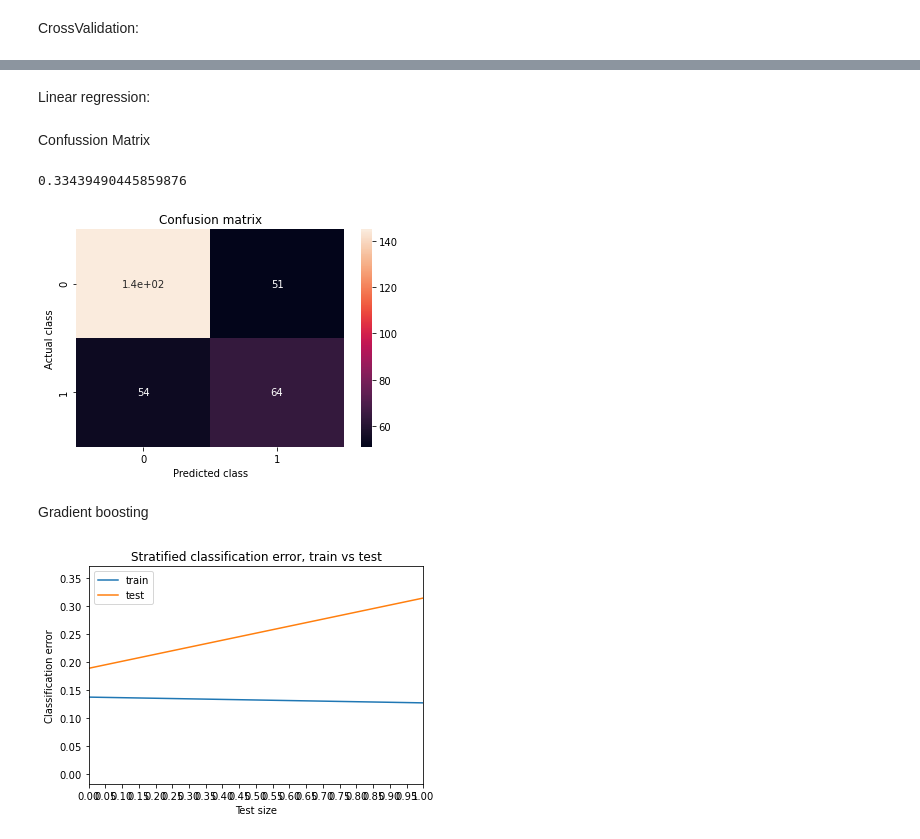
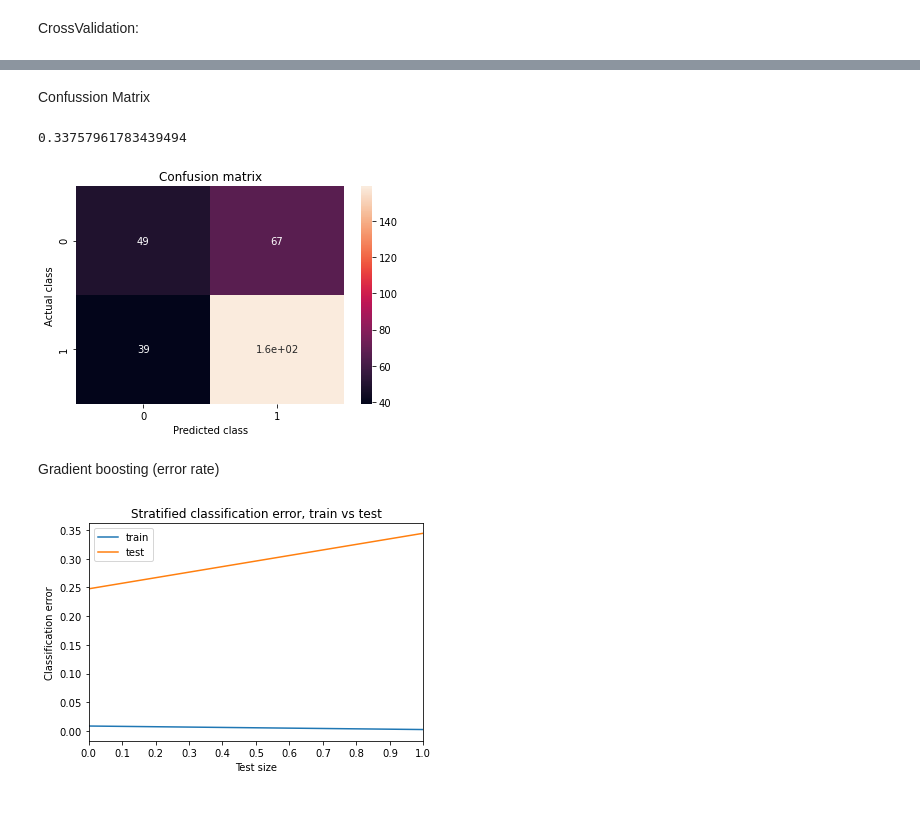
Before and after one commit to Maikel-J/Data-mining-project, a Jupyter notebook: Project.ipynb, the cells around one changed output, grey strips where cells are left out. Cells and saved outputs as stored; diff of their text form; code cells hidden in the pictures; blank space fills up the shorter version.

```diff
--- a/Project.ipynb
+++ b/Project.ipynb
@@ -23,5 +21,5 @@ mat.columns = ['school','sex','age','address','familySize','parentsStatus','moth
         'familySupport','paidClasses','activities','nursery','desireHigherEdu','internet','romantic','familyQuality',
         'freeTime','goOutFriends','workdayAlc','weekendAlc','health','absences','1stPeriod','2ndPeriod','final']
 
-for i in mat.columns:
-    print(mat[i].value_counts())
+# for i in mat.columns:
+#     print(mat[i].value_counts())
@@ -69,8 +27,8 @@ Name: final, dtype: float64
 Preparing data
 # %%
 mat['finalGrade'] = 'None'
-mat.loc[(mat.final >= 13) & (mat.final <= 20), 'finalGrade'] = 1
-mat.loc[(mat.final >= 0) & (mat.final <= 12), 'finalGrade'] = 0
+mat.loc[(mat.final >= 11) & (mat.final <= 20), 'finalGrade'] = 1
+mat.loc[(mat.final >= 0) & (mat.final <= 10), 'finalGrade'] = 0
 
 X = mat.copy(deep=True) # copying mat without changing the original when X is changed
 
@@ -92,6 +50,7 @@ X['internet'] = [0 if i == 'no' else 1 for i in X['internet']] # no = 0, yes = 1
 X['romantic'] = [0 if i == 'no' else 1 for i in X['romantic']] # no = 0, yes = 1
 
 X = pd.get_dummies(X,columns=['motherJob','fatherJob','reason','guardian'])
+
 X_proc = X.copy(deep=True)
 X_proc.drop(['1stPeriod','2ndPeriod','final','finalGrade'], axis=1, inplace=True)
 y_proc = np.asarray(y)
@@ -165,2 +162,0 @@ plt.savefig("decisiontreeNew.pdf")
-# %% [markdown]
-Linear regression:
@@ -192,45 +184,42 @@ plt.xlabel('Predicted class')
 plt.ylabel('Actual class')
 plt.show()
 # %% [output]
-0.33439490445859876
+0.33757961783439494
-[figure, old version]
+[figure, new version]
 # %% [markdown]
-Gradient boosting
+Gradient boosting (error rate)
 # %%
-nr_of_increments = 20
+from sklearn.ensemble import GradientBoostingClassifier
+nr_of_increments = 10
 train_error_list_stratified = np.zeros(nr_of_increments)
 test_error_list_stratified = np.zeros(nr_of_increments)
 
-j = 0.05
+j = 0.1
 index_increments = 0
-while j < 0.95:
+clf = GradientBoostingClassifier(max_depth=7, max_features=1.0, min_samples_leaf=3, n_estimators=500)
+while j <= 0.9:
     X_train, X_test, y_train, y_test = train_test_split(X_proc, y_proc, test_size=j)
-    train = []
-    test = []
-    clf = GradientBoostingClassifier()
-    for k in range(10):
-        clf.fit(X_train, y_train)
-        y_train_pred = clf.predict(X_train)
-        y_test_pred = clf.predict(X_test)
-        train_error = 1 - accuracy_score(y_train, y_train_pred)
-        test_error = 1 - accuracy_score(y_test, y_test_pred)
-        train.append(train_error)
-        test.append(test_error)
-    train_error_list_stratified[index_increments] = np.average(train)
-    test_error_list_stratified[index_increments] = np.average(test_error)
-    j += 0.05
+    clf.fit(X_train, y_train)
+    y_train_pred = clf.predict(X_train)
+    y_test_pred = clf.predict(X_test)
+    train_error = 1 - accuracy_score(y_train, y_train_pred)
+    test_error = 1 - accuracy_score(y_test, y_test_pred)
+
+    train_error_list_stratified[index_increments] = train_error
+    test_error_list_stratified[index_increments] = test_error
+    j += 0.1
     index_increments += 1
 
 
 plt.title('Stratified classification error, train vs test')
 plt.plot(train_error_list_stratified, label = "train")
 plt.plot(test_error_list_stratified,label = "test")
-plt.xticks(np.arange(0,nr_of_increments,0.05))
+plt.xticks(np.arange(0,nr_of_increments,0.1))
 plt.xlim([0,1])
 plt.ylabel('Classification error')
 plt.xlabel('Test size')
 plt.legend()
 plt.show()
 # %% [output]
-[figure, old version]
+[figure, new version]
 # %%
```
Also changed, not shown: parts of 19 cells of this notebook, 1 other file.
